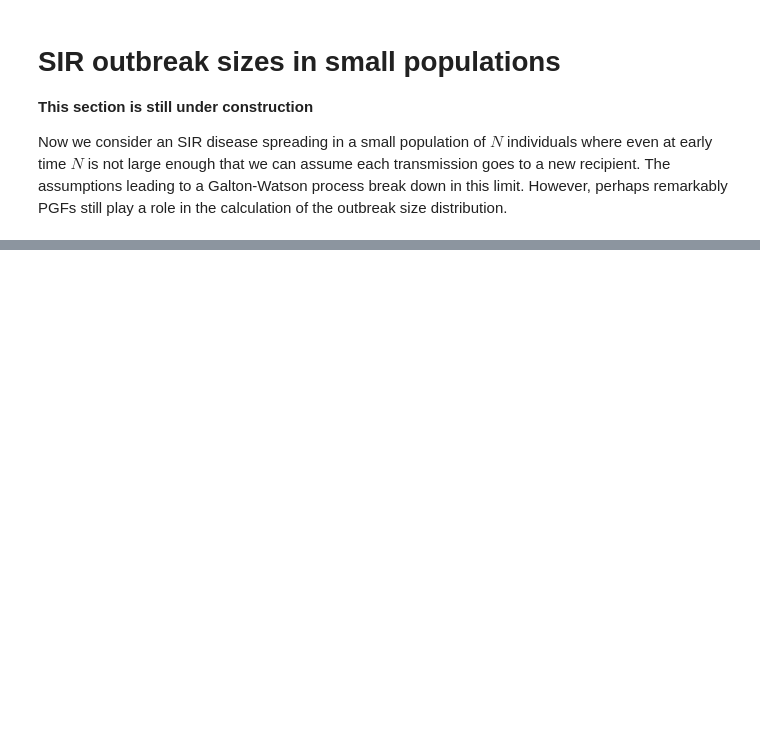
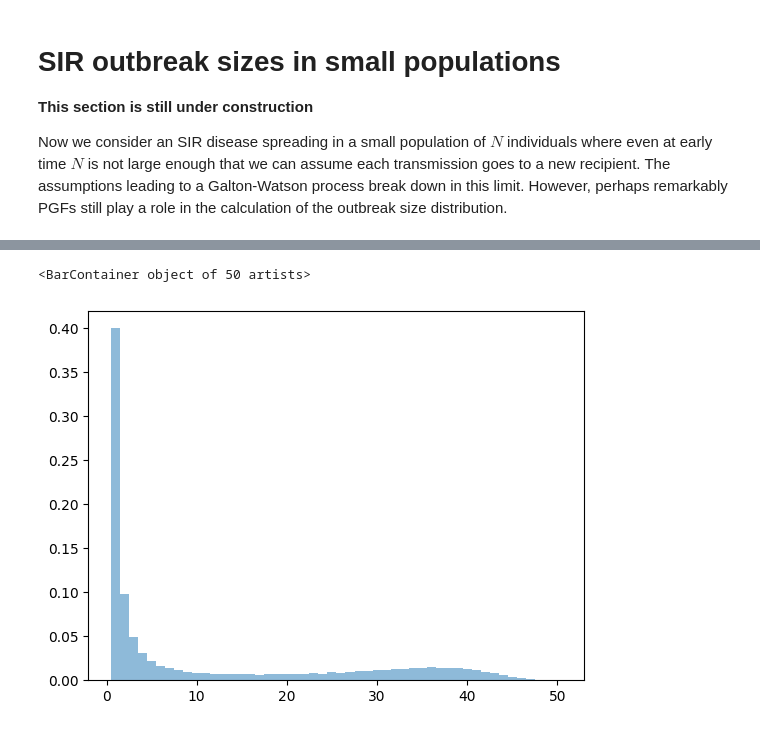
Before and after one commit to Joel-Miller-Lab/AMSI2026_PGF, a Jupyter notebook: AMSI_2026_PGF_text/_build/html/_sources/notebooks/InfDis/InfDisSmallPop.ipynb, the cells around one changed output, grey strips where cells are left out. Cells and saved outputs as stored; diff of their text form; code cells hidden in the pictures; blank space fills up the shorter version.

```diff
--- a/AMSI_2026_PGF_text/_build/html/_sources/notebooks/InfDis/InfDisSmallPop.ipynb
+++ b/AMSI_2026_PGF_text/_build/html/_sources/notebooks/InfDis/InfDisSmallPop.ipynb
@@ -172,0 +280,80 @@ For fixed $M$, as $N$ gets large, $q_M$ must converge to the result of previous
+# %%
+import numpy as np
+
+def solve_q_forward_real(N, mu):
+    """
+    Real-valued solver for q_1,...,q_N in:
+        1 = sum_{l=1}^M q_l c_{M,l},   M=1..N
+    with
+        c_{M,l} = mu((M-1)/(N-1))^{-l} * prod_{j=1}^{l-1} (M-j)/(N-j)
+
+    Parameters
+    ----------
+    N : int
+        System size.
+    mu : callable
+        PGF mu(x). Should return real values for x in [0,1].
+
+    Returns
+    -------
+    q : np.ndarray shape (N,), dtype float
+    """
+    if N < 1:
+        raise ValueError("N must be >= 1")
+
+    q = np.zeros(N, dtype=float)
+
+
+    if N == 1:
+        mu0 = mu(0.0)
+        if mu0 == 0.0:
+            raise ZeroDivisionError("mu(0)=0 => c_{1,1} undefined")
+        # 1 = q1 * mu(0)^(-1)  => q1 = mu(0)
+        q[0] = mu0
+        return q
+
+    for M in range(1, N + 1):
+        xM = (M - 1) / (N - 1)
+        muM = mu(xM)
+        if muM == 0.0:
+            raise ZeroDivisionError(f"mu({xM})=0 => coefficients undefined for M={M}")
+
+        # prod_{j=1}^{l-1} (M-j)/(N-j), starting at l=1 is 1
+        prod = 1.0
+
+        # sum_{l=1}^{M-1} q_l c_{M,l}
+        s = 0.0
+        for l in range(1, M):
+            cMl = (muM ** (-l)) * prod
+            s += q[l - 1] * cMl
+            prod *= (M - l) / (N - l)
+
+        cMM = (muM ** (-M)) * prod
+        if cMM == 0.0:
+            raise ZeroDivisionError(f"c_{{{M},{M}}}=0 => cannot solve (check mu, N)")
+        q[M - 1] = (1.0 - s) / cMM
+
+    return q
+
+
+
+
+def mu(x, beta, gamma):
+    return (gamma/(beta+gamma)) * (1/(1 - (beta/(beta+gamma))*x))
+
+N=50
+q = solve_q_forward_real(N, lambda x: mu(x, 4.5, 3))
+
+ell = np.arange(1, N + 1)
+#plt.plot(ell, q)
+plt.bar(
+    ell,                 # integer centers
+    q,                   # probabilities q_ell
+    width=1.0,           # same unit-width bins
+    align='center',
+    alpha=0.5,
+    label='Theory'
+)
+# %% [output]
+<BarContainer object of 50 artists>
+[figure, added]
```
Also changed, not shown: parts of 10 cells of this notebook, 31 other files.
